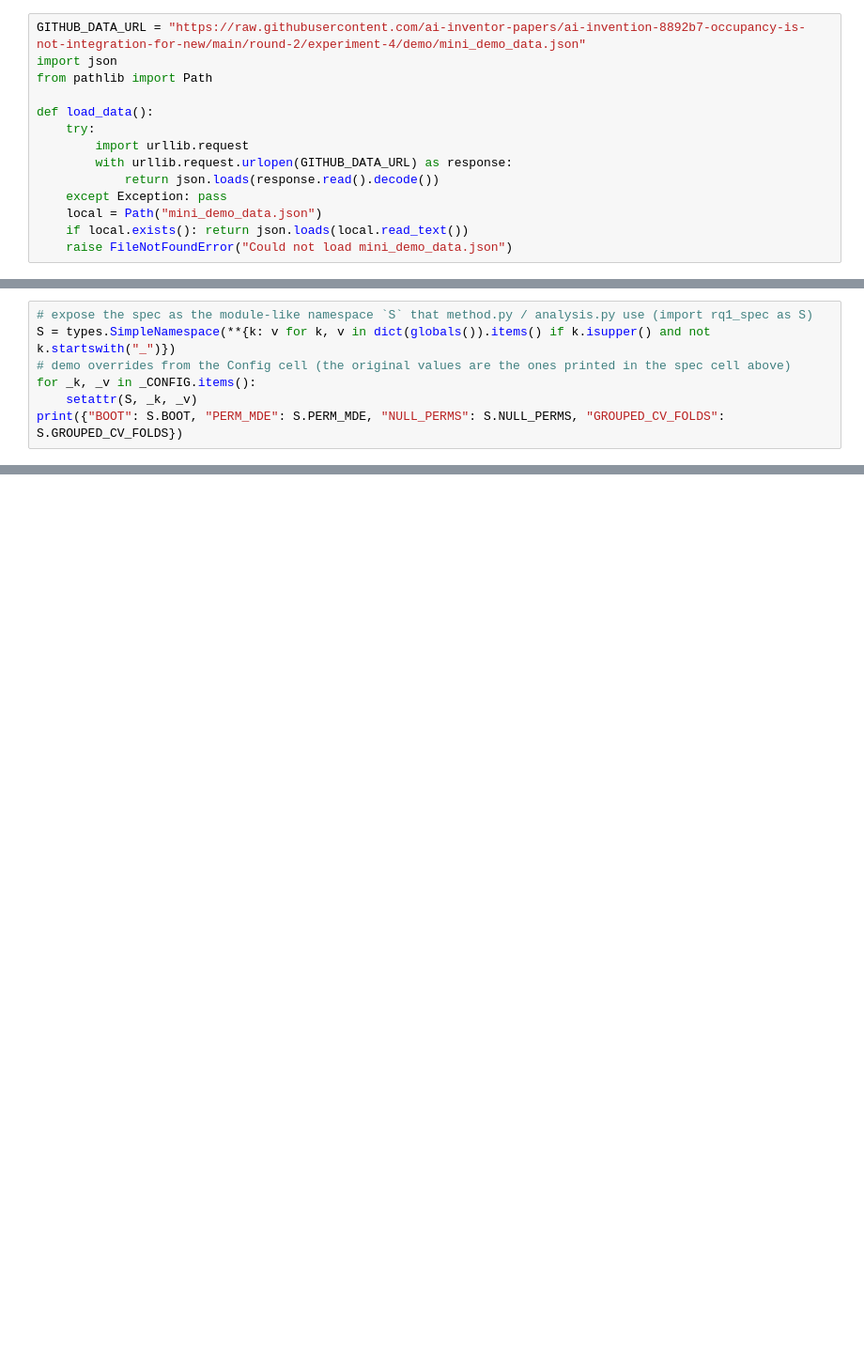
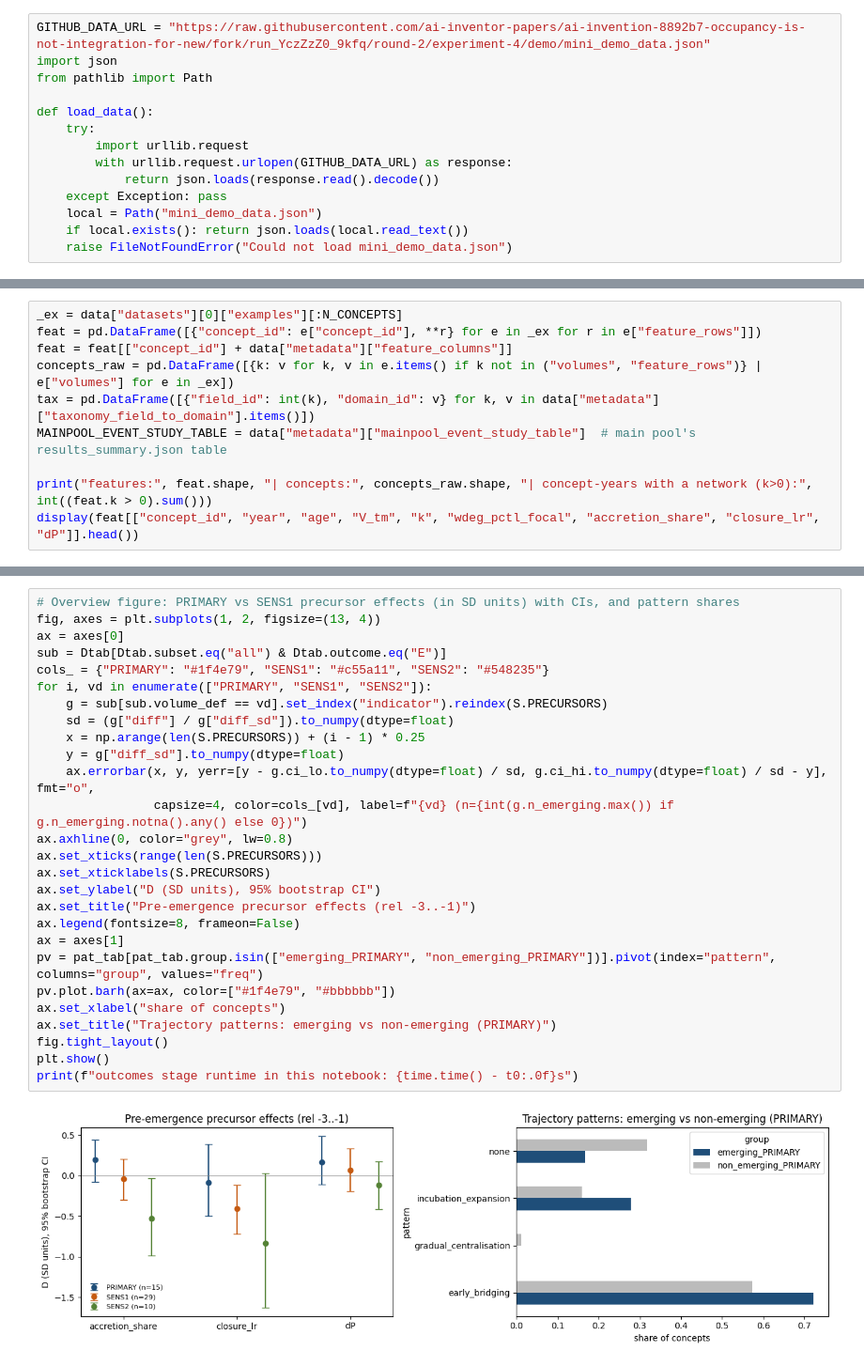
Before and after one commit to ai-inventor-papers/ai-invention-8892b7-occupancy-is-not-integration-for-new, a Jupyter notebook: round-2/experiment-4/demo/method_code_demo.ipynb, the cells around one changed output, grey strips where cells are left out. Shown at 94% size. Cells and saved outputs as stored; diff of their text form; blank space fills up the shorter version.

Commit message:
round-2/experiment-4 — demo for Network signs of emergence in new medical terms

```diff
--- a/round-2/experiment-4/demo/method_code_demo.ipynb
+++ b/round-2/experiment-4/demo/method_code_demo.ipynb
@@ -68,5 +87,5 @@ from IPython.display import Image, display
 # %%
-GITHUB_DATA_URL = "https://raw.githubusercontent.com/ai-inventor-papers/ai-invention-8892b7-occupancy-is-not-integration-for-new/main/round-2/experiment-4/demo/mini_demo_data.json"
+GITHUB_DATA_URL = "https://raw.githubusercontent.com/ai-inventor-papers/ai-invention-8892b7-occupancy-is-not-integration-for-new/fork/run_YczZzZ0_9kfq/round-2/experiment-4/demo/mini_demo_data.json"
 import json
 from pathlib import Path
 
@@ -200,7 +265,0 @@ MAINPOOL = {
-# %%
-# expose the spec as the module-like namespace `S` that method.py / analysis.py use (import rq1_spec as S)
-S = types.SimpleNamespace(**{k: v for k, v in dict(globals()).items() if k.isupper() and not k.startswith("_")})
-# demo overrides from the Config cell (the original values are the ones printed in the spec cell above)
-for _k, _v in _CONFIG.items():
-    setattr(S, _k, _v)
-print({"BOOT": S.BOOT, "PERM_MDE": S.PERM_MDE, "NULL_PERMS": S.NULL_PERMS, "GROUPED_CV_FOLDS": S.GROUPED_CV_FOLDS})
@@ -863,0 +341,10 @@ def null_check_event(feat, lab, concepts, onset, rng) -> dict:
+# %%
+_ex = data["datasets"][0]["examples"][:N_CONCEPTS]
+feat = pd.DataFrame([{"concept_id": e["concept_id"], **r} for e in _ex for r in e["feature_rows"]])
+feat = feat[["concept_id"] + data["metadata"]["feature_columns"]]
+concepts_raw = pd.DataFrame([{k: v for k, v in e.items() if k not in ("volumes", "feature_rows")} | e["volumes"] for e in _ex])
+tax = pd.DataFrame([{"field_id": int(k), "domain_id": v} for k, v in data["metadata"]["taxonomy_field_to_domain"].items()])
+MAINPOOL_EVENT_STUDY_TABLE = data["metadata"]["mainpool_event_study_table"]  # main pool's results_summary.json table
+
+print("features:", feat.shape, "| concepts:", concepts_raw.shape, "| concept-years with a network (k>0):", int((feat.k > 0).sum()))
+display(feat[["concept_id", "year", "age", "V_tm", "k", "wdeg_pctl_focal", "accretion_share", "closure_lr", "dP"]].head())
@@ -1566,0 +1692,29 @@ pattern_frequencies.png
+# %%
+# Overview figure: PRIMARY vs SENS1 precursor effects (in SD units) with CIs, and pattern shares
+fig, axes = plt.subplots(1, 2, figsize=(13, 4))
+ax = axes[0]
+sub = Dtab[Dtab.subset.eq("all") & Dtab.outcome.eq("E")]
+cols_ = {"PRIMARY": "#1f4e79", "SENS1": "#c55a11", "SENS2": "#548235"}
+for i, vd in enumerate(["PRIMARY", "SENS1", "SENS2"]):
+    g = sub[sub.volume_def == vd].set_index("indicator").reindex(S.PRECURSORS)
+    sd = (g["diff"] / g["diff_sd"]).to_numpy(dtype=float)
+    x = np.arange(len(S.PRECURSORS)) + (i - 1) * 0.25
+    y = g["diff_sd"].to_numpy(dtype=float)
+    ax.errorbar(x, y, yerr=[y - g.ci_lo.to_numpy(dtype=float) / sd, g.ci_hi.to_numpy(dtype=float) / sd - y], fmt="o",
+                capsize=4, color=cols_[vd], label=f"{vd} (n={int(g.n_emerging.max()) if g.n_emerging.notna().any() else 0})")
+ax.axhline(0, color="grey", lw=0.8)
+ax.set_xticks(range(len(S.PRECURSORS)))
+ax.set_xticklabels(S.PRECURSORS)
+ax.set_ylabel("D (SD units), 95% bootstrap CI")
+ax.set_title("Pre-emergence precursor effects (rel -3..-1)")
+ax.legend(fontsize=8, frameon=False)
+ax = axes[1]
+pv = pat_tab[pat_tab.group.isin(["emerging_PRIMARY", "non_emerging_PRIMARY"])].pivot(index="pattern", columns="group", values="freq")
+pv.plot.barh(ax=ax, color=["#1f4e79", "#bbbbbb"])
+ax.set_xlabel("share of concepts")
+ax.set_title("Trajectory patterns: emerging vs non-emerging (PRIMARY)")
+fig.tight_layout()
+plt.show()
+print(f"outcomes stage runtime in this notebook: {time.time() - t0:.0f}s")
+# %% [output]
+[figure, added]
```
Also changed, not shown: parts of 73 cells of this notebook, 1 other file.
